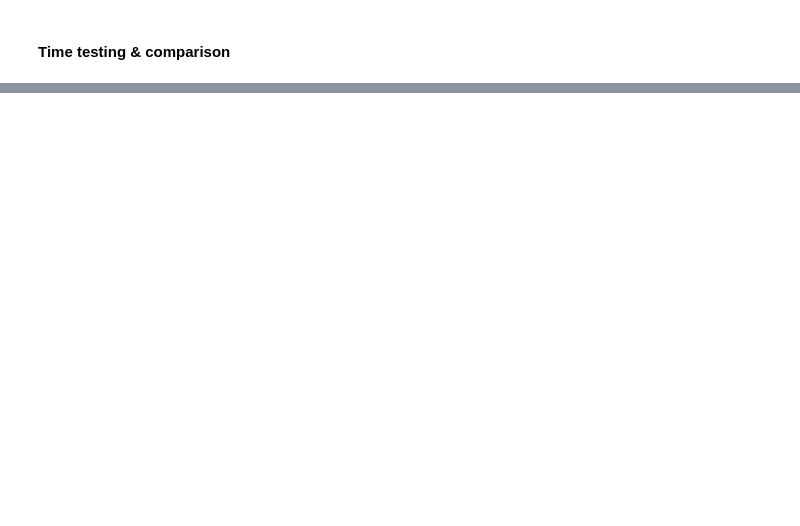
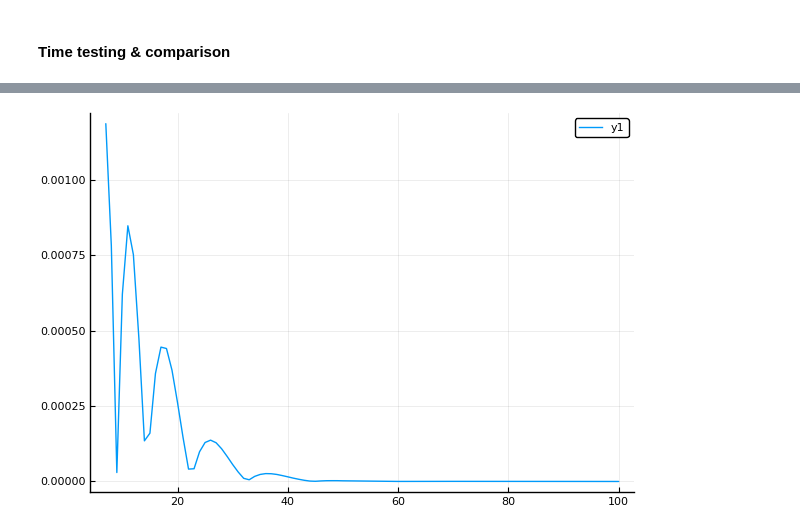
Before and after one commit to cdagnino/LearningModels, a Jupyter notebook: Notebooks/julia_integration_gh.ipynb, the cells around one changed output, grey strips where cells are left out. Cells and saved outputs as stored; diff of their text form; code cells hidden in the pictures; blank space fills up the shorter version.

```diff
--- a/Notebooks/julia_integration_gh.ipynb
+++ b/Notebooks/julia_integration_gh.ipynb
@@ -150,0 +164,4 @@ end
+# %%
+plot(test_values, abs.(int_test_values./int_test_values[end]-1))
+# %% [output]
+[figure, added]
```
Also changed, not shown: parts of 5 cells of this notebook.
